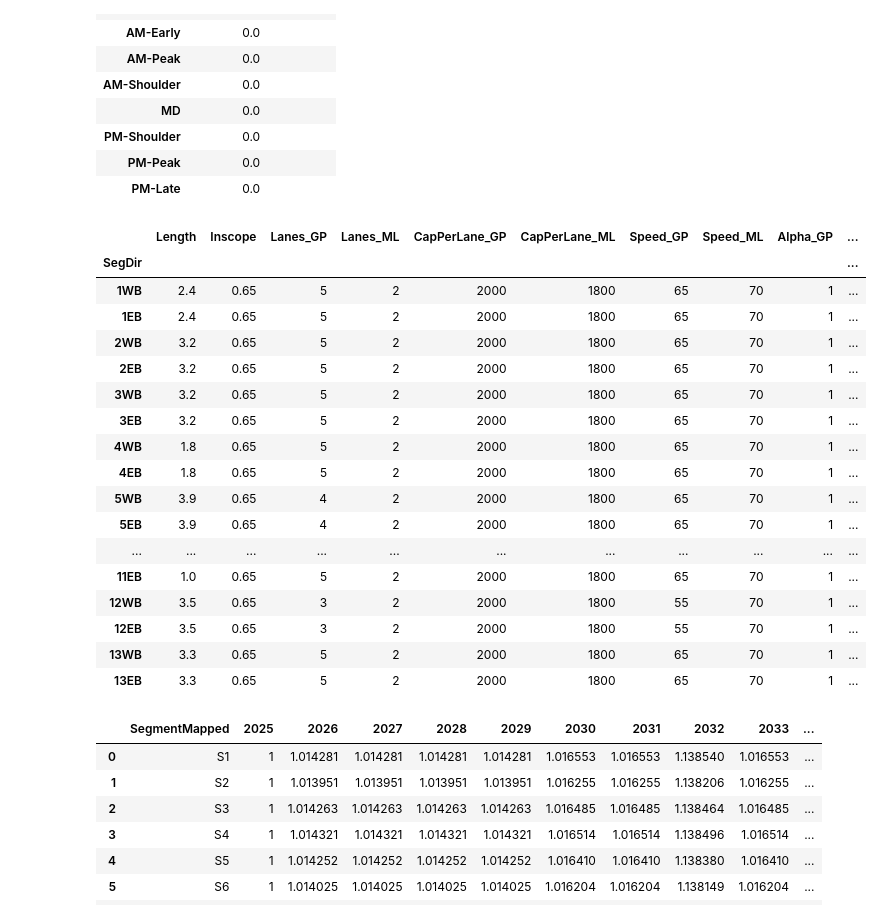
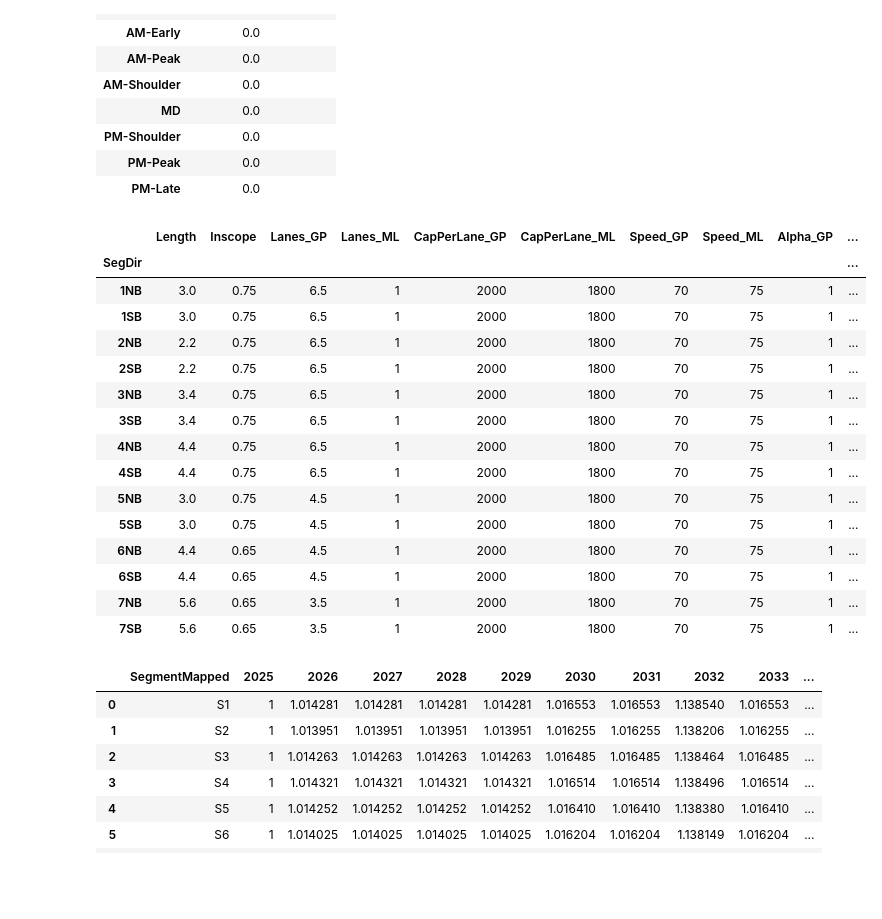
Before and after one commit to cfernandez-iim/I85_python_model, a Jupyter notebook: New Counts Calculator.ipynb, the cells around one changed output. Cells and saved outputs as stored; diff of their text form; code cells hidden in the pictures; blank space fills up the shorter version.

Commit message:
speed fixes

```diff
--- a/New Counts Calculator.ipynb
+++ b/New Counts Calculator.ipynb
@@ -157,76 +156,64 @@ hov_percentage = pd.DataFrame({
 
 hov_percentage.set_index('Year', inplace=True)
 
-"""
-S1: Chamblee - I 285
-S2: I 285 - Jimmy
-S3: Jimmy - Indian Trail
-S4: Indian Trail -  GA-316
-S5: GA-316 - Old Peachtree
-S6: Old Peachtree - I-985
-S7: I-985 - Hamilton Mill
-"""
-
 lengths = [3,3,2.2,2.2,3.4,3.4,4.4,4.4,3,3,4.4,4.4,5.6,5.6]
-inscope = [0.95]*14
+inscope = [0.75]*10 + [0.65]*4
 
 # Define segment parameters base
 seg_params = pd.DataFrame({
     'SegDir':   ["1NB","1SB","2NB","2SB","3NB","3SB","4NB","4SB","5NB","5SB","6NB","6SB","7NB","7SB"],
     'Length':    lengths,
     'Inscope':   inscope,
-    'Lanes_GP':  [5,5,6,6,6,6,6,6,5,5,5,5,4,4,3,3,2,2], # We may need to sum the toll lane
-    'Lanes_ML':  [1]*14,
+    'Lanes_GP': [6.5,6.5,6.5,6.5,6.5,6.5,6.5,6.5,4.5,4.5,4.5,4.5,3.5,3.5], # We may need to sum the toll lane
+    'Lanes_ML':  [1]*14, # Lanes_ML': [2,2,2,2,2,2,2,2,3,3,2,2,2,2], # Do test changing segment 5
     'CapPerLane_GP': [2000]*14,
-    'CapPerLane_ML': [1800]*14,
-    'Speed_GP':  [65]*4 + [70]*14,
-    'Speed_ML':  [70]*14,
+    'CapPerLane_ML': [1800]*14, #[1800]*26,
+    'Speed_GP':  [70]*2 + [70]*6 + [70]*6,
+    'Speed_ML':  [75]*14,
     'Alpha_GP':  [1]*14,
-    'Beta_GP':   [6]*14,
+    'Beta_GP':   [8]*14,
     'Alpha_ML':  [1]*14,
-    'Beta_ML':   [6]*14,
+    'Beta_ML':   [4]*14,
     'Min_Toll_2016': [None]*14,
     'Max_Toll_2016': [None]*14,
     'LanesGP_AM_Peak': [5]*14,
     'LanesGP_PM_Peak': [5]*14,
 })
 
 seg_params.set_index('SegDir', inplace=True)
 
 # Compute capacities as lanes * cap per lane
 seg_params['Cap_GP'] = seg_params['Lanes_GP'] * seg_params['CapPerLane_GP']
 seg_params['Cap_ML'] = seg_params['Lanes_ML'] * seg_params['CapPerLane_ML']
 
 # Compute peak capacities as Alpha * base capacity
 seg_params['CapGP_Peak'] = seg_params['Alpha_GP'] * seg_params['Cap_GP']
 seg_params['CapML_Peak'] = seg_params['Alpha_ML'] * seg_params['Cap_ML']
 
 # Optional: if you want integer capacities
 seg_params[['Cap_GP','Cap_ML','CapGP_Peak','CapML_Peak']] = seg_params[
     ['Cap_GP','Cap_ML','CapGP_Peak','CapML_Peak']
 ].astype(int)
 
 # Preview
 seg_params
 # %% [output]
 |  | Length | Inscope | Lanes_GP | Lanes_ML | CapPerLane_GP | CapPerLane_ML | Speed_GP | Speed_ML | Alpha_GP | ... |
 | SegDir |  |  |  |  |  |  |  |  |  | ... |
-| 1WB | 2.4 | 0.65 | 5 | 2 | 2000 | 1800 | 65 | 70 | 1 | ... |
-| 1EB | 2.4 | 0.65 | 5 | 2 | 2000 | 1800 | 65 | 70 | 1 | ... |
-| 2WB | 3.2 | 0.65 | 5 | 2 | 2000 | 1800 | 65 | 70 | 1 | ... |
-| 2EB | 3.2 | 0.65 | 5 | 2 | 2000 | 1800 | 65 | 70 | 1 | ... |
-| 3WB | 3.2 | 0.65 | 5 | 2 | 2000 | 1800 | 65 | 70 | 1 | ... |
-| 3EB | 3.2 | 0.65 | 5 | 2 | 2000 | 1800 | 65 | 70 | 1 | ... |
-| 4WB | 1.8 | 0.65 | 5 | 2 | 2000 | 1800 | 65 | 70 | 1 | ... |
-| 4EB | 1.8 | 0.65 | 5 | 2 | 2000 | 1800 | 65 | 70 | 1 | ... |
-| 5WB | 3.9 | 0.65 | 4 | 2 | 2000 | 1800 | 65 | 70 | 1 | ... |
-| 5EB | 3.9 | 0.65 | 4 | 2 | 2000 | 1800 | 65 | 70 | 1 | ... |
-| ... | ... | ... | ... | ... | ... | ... | ... | ... | ... | ... |
-| 11EB | 1.0 | 0.65 | 5 | 2 | 2000 | 1800 | 65 | 70 | 1 | ... |
-| 12WB | 3.5 | 0.65 | 3 | 2 | 2000 | 1800 | 55 | 70 | 1 | ... |
-| 12EB | 3.5 | 0.65 | 3 | 2 | 2000 | 1800 | 55 | 70 | 1 | ... |
-| 13WB | 3.3 | 0.65 | 5 | 2 | 2000 | 1800 | 65 | 70 | 1 | ... |
-| 13EB | 3.3 | 0.65 | 5 | 2 | 2000 | 1800 | 65 | 70 | 1 | ... |
+| 1NB | 3.0 | 0.75 | 6.5 | 1 | 2000 | 1800 | 70 | 75 | 1 | ... |
+| 1SB | 3.0 | 0.75 | 6.5 | 1 | 2000 | 1800 | 70 | 75 | 1 | ... |
+| 2NB | 2.2 | 0.75 | 6.5 | 1 | 2000 | 1800 | 70 | 75 | 1 | ... |
+| 2SB | 2.2 | 0.75 | 6.5 | 1 | 2000 | 1800 | 70 | 75 | 1 | ... |
+| 3NB | 3.4 | 0.75 | 6.5 | 1 | 2000 | 1800 | 70 | 75 | 1 | ... |
+| 3SB | 3.4 | 0.75 | 6.5 | 1 | 2000 | 1800 | 70 | 75 | 1 | ... |
+| 4NB | 4.4 | 0.75 | 6.5 | 1 | 2000 | 1800 | 70 | 75 | 1 | ... |
+| 4SB | 4.4 | 0.75 | 6.5 | 1 | 2000 | 1800 | 70 | 75 | 1 | ... |
+| 5NB | 3.0 | 0.75 | 4.5 | 1 | 2000 | 1800 | 70 | 75 | 1 | ... |
+| 5SB | 3.0 | 0.75 | 4.5 | 1 | 2000 | 1800 | 70 | 75 | 1 | ... |
+| 6NB | 4.4 | 0.65 | 4.5 | 1 | 2000 | 1800 | 70 | 75 | 1 | ... |
+| 6SB | 4.4 | 0.65 | 4.5 | 1 | 2000 | 1800 | 70 | 75 | 1 | ... |
+| 7NB | 5.6 | 0.65 | 3.5 | 1 | 2000 | 1800 | 70 | 75 | 1 | ... |
+| 7SB | 5.6 | 0.65 | 3.5 | 1 | 2000 | 1800 | 70 | 75 | 1 | ... |
 # %%
 import numpy as np
 
```
Also changed, not shown: parts of 9 cells of this notebook, 49 other files.
